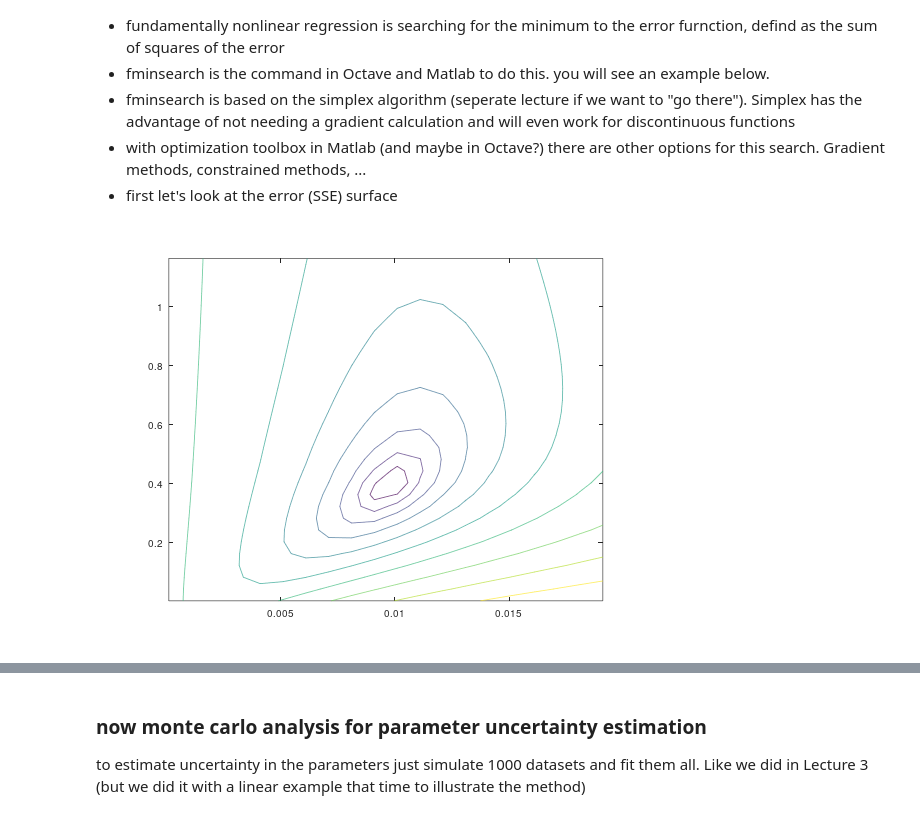
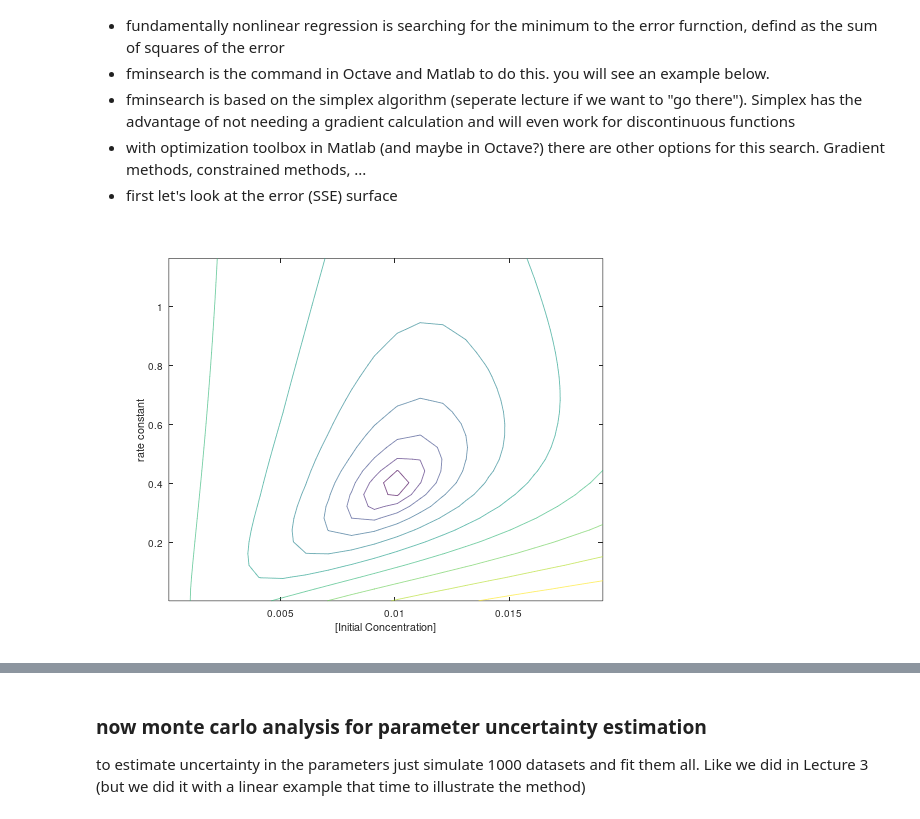
Before and after one commit to skotssd/geochemicalscripts, a Jupyter notebook: randomnumericalmethods/LECTURE4_nonlinear_regression.ipynb, the cells around one changed output, grey strips where cells are left out. Cells and saved outputs as stored; diff of their text form; code cells hidden in the pictures.

```diff
--- a/randomnumericalmethods/LECTURE4_nonlinear_regression.ipynb
+++ b/randomnumericalmethods/LECTURE4_nonlinear_regression.ipynb
@@ -58,31 +57,34 @@ plot(t,N,'ko',t,Nnoerror,'k-')
   - first let's look at the error (SSE) surface
 # %%
 %plot -s 600,600 -f 'svg'
+
+graphics_toolkit ("notebook")
 
 % make parameter ranges based on % of the parameter values
 % you could "hard code" this with specific numbers but using
 % percent let's you span a good range I think.
 
 N0range=0.01*N0:0.1*N0:2*N0;
 krange=0.01*k:0.1*k:3*k;
 
 % now a loop to calcualte the error
 
 for i=1:length(N0range)
     for j=1:length(krange)
         model=firstorderdecay(t,N0range(i),krange(j));
         SSE(j,i)=sum((model-N).^2);
     end
 end
 
 % and contour it.  try also contour as SSE and you will see
 % how log of the error helps
 % and also look at the mesh
-graphics_toolkit ("notebook")
+
 contour(N0range,krange,log10(SSE),10)
 %mesh(N0range,krange,log10(SSE))
+xlabel('[Initial Concentration]'); ylabel('rate constant')
 # %% [output]
-[figure, old version]
+[figure, new version]
 # %%
 % so to optmize it we need to first define the error function
 % this is what will get minimized
```
Also changed, not shown: parts of 7 cells of this notebook.
